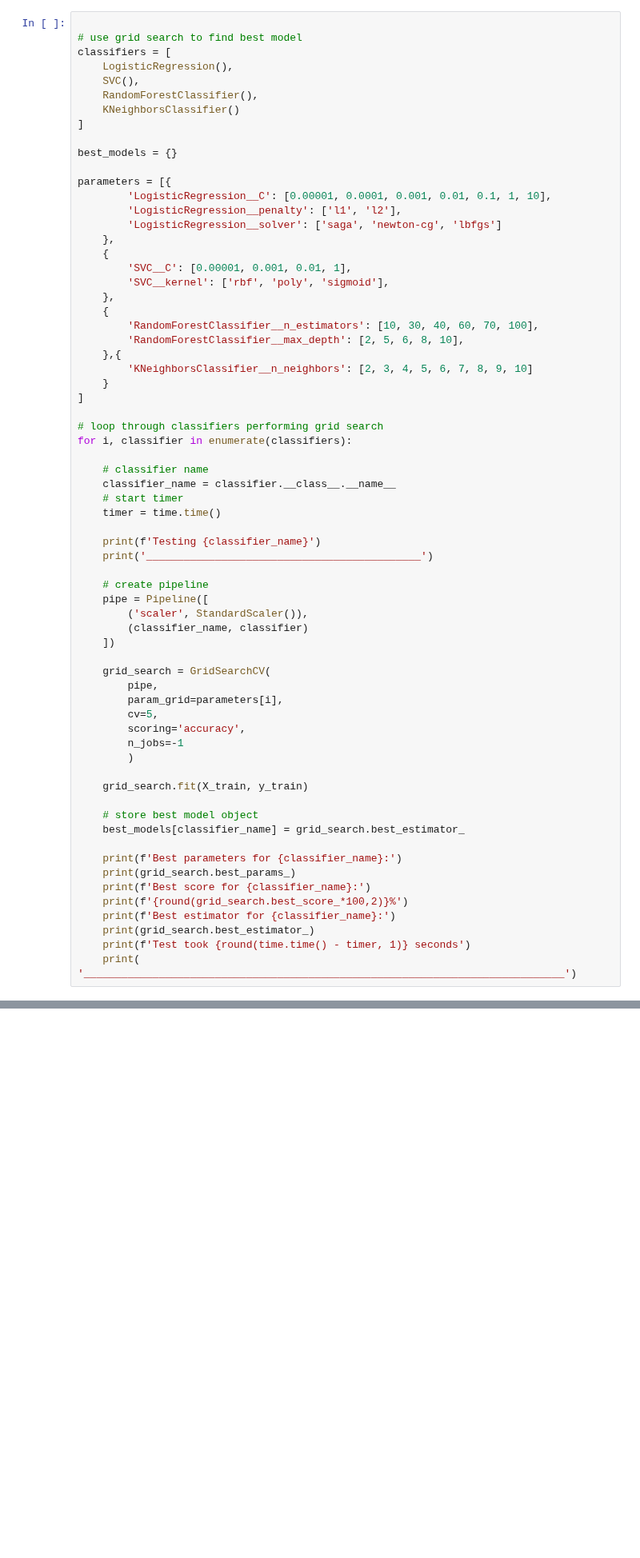
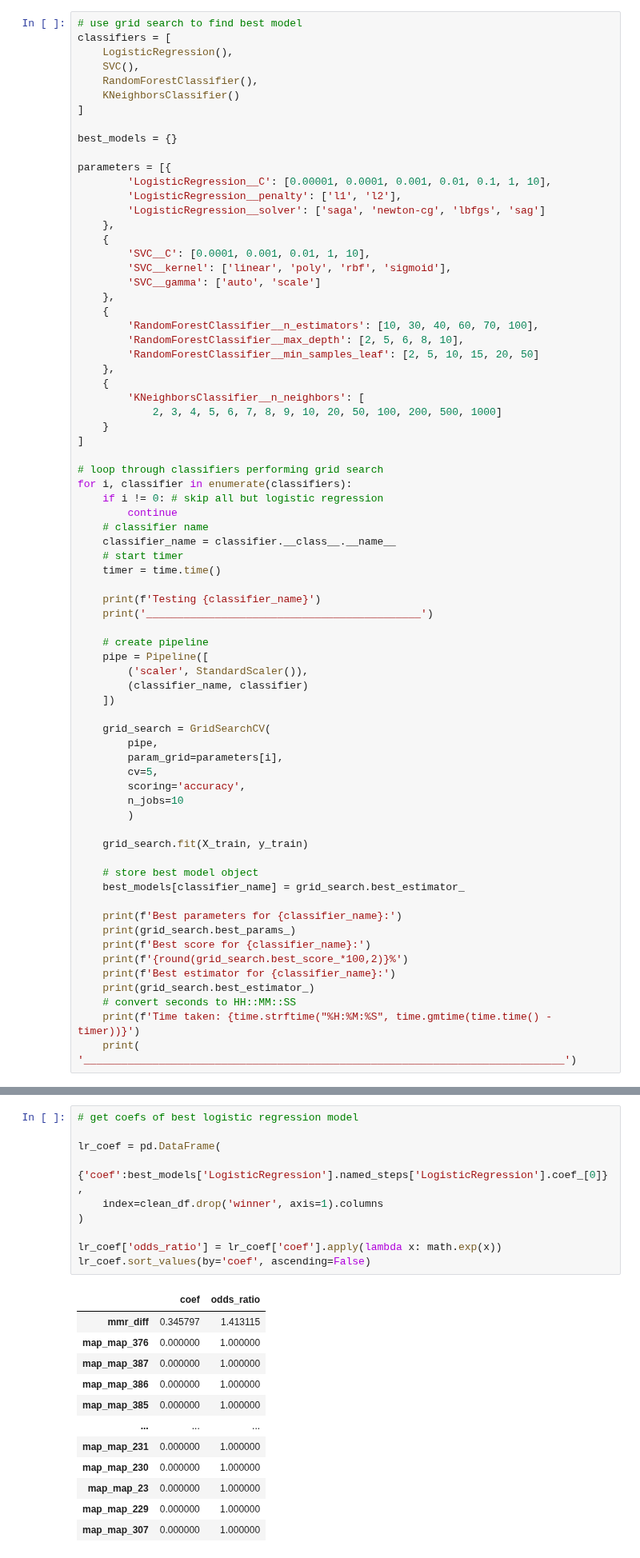
Before and after one commit to jared-a-lloyd/sc2-modeling, a Jupyter notebook: Metadata_Exploratory_Data_Analysis.ipynb, the cells around one changed output, grey strips where cells are left out. Shown at 80% size. Saved outputs shown, nothing was run; the diff lists cells and outputs as text; blank space fills up the shorter version.

```diff
--- a/Metadata_Exploratory_Data_Analysis.ipynb
+++ b/Metadata_Exploratory_Data_Analysis.ipynb
@@ -445,7 +493,6 @@ X_train, X_test, y_train, y_test = train_test_split(
     stratify=clean_df['winner']
 )
 # %%
-
 # use grid search to find best model
 classifiers = [
     LogisticRegression(),
@@ -459,23 +506,28 @@ best_models = {}
 parameters = [{
         'LogisticRegression__C': [0.00001, 0.0001, 0.001, 0.01, 0.1, 1, 10],
         'LogisticRegression__penalty': ['l1', 'l2'],
-        'LogisticRegression__solver': ['saga', 'newton-cg', 'lbfgs']
+        'LogisticRegression__solver': ['saga', 'newton-cg', 'lbfgs', 'sag']
     },
     {
-        'SVC__C': [0.00001, 0.001, 0.01, 1],
-        'SVC__kernel': ['rbf', 'poly', 'sigmoid'],
+        'SVC__C': [0.0001, 0.001, 0.01, 1, 10],
+        'SVC__kernel': ['linear', 'poly', 'rbf', 'sigmoid'],
+        'SVC__gamma': ['auto', 'scale']
     },
     {
         'RandomForestClassifier__n_estimators': [10, 30, 40, 60, 70, 100],
         'RandomForestClassifier__max_depth': [2, 5, 6, 8, 10],
-    },{
-        'KNeighborsClassifier__n_neighbors': [2, 3, 4, 5, 6, 7, 8, 9, 10]
+        'RandomForestClassifier__min_samples_leaf': [2, 5, 10, 15, 20, 50]
+    },
+    {
+        'KNeighborsClassifier__n_neighbors': [
+            2, 3, 4, 5, 6, 7, 8, 9, 10, 20, 50, 100, 200, 500, 1000]
     }
 ]
 
 # loop through classifiers performing grid search
 for i, classifier in enumerate(classifiers):
-
+    if i != 0: # skip all but logistic regression
+        continue
     # classifier name
     classifier_name = classifier.__class__.__name__
     # start timer
@@ -495,7 +547,7 @@ for i, classifier in enumerate(classifiers):
         param_grid=parameters[i],
         cv=5,
         scoring='accuracy',
-        n_jobs=-1
+        n_jobs=10
         )
 
     grid_search.fit(X_train, y_train)
@@ -509,6 +561,7 @@ for i, classifier in enumerate(classifiers):
     print(f'{round(grid_search.best_score_*100,2)}%')
     print(f'Best estimator for {classifier_name}:')
     print(grid_search.best_estimator_)
-    print(f'Test took {round(time.time() - timer, 1)} seconds')
+    # convert seconds to HH::MM::SS
+    print(f'Time taken: {time.strftime("%H:%M:%S", time.gmtime(time.time() - timer))}')
     print(
 '_____________________________________________________________________________')
@@ -545,0 +586,23 @@ print(f'Training F1 score: {round(f1_score(y_train, y_pred)*100, 2)}%')
+# %%
+# get coefs of best logistic regression model
+
+lr_coef = pd.DataFrame(
+    {'coef':best_models['LogisticRegression'].named_steps['LogisticRegression'].coef_[0]},
+    index=clean_df.drop('winner', axis=1).columns
+)
+
+lr_coef['odds_ratio'] = lr_coef['coef'].apply(lambda x: math.exp(x))
+lr_coef.sort_values(by='coef', ascending=False)
+# %% [output]
+|  | coef | odds_ratio |
+| mmr_diff | 0.345797 | 1.413115 |
+| map_map_376 | 0.000000 | 1.000000 |
+| map_map_387 | 0.000000 | 1.000000 |
+| map_map_386 | 0.000000 | 1.000000 |
+| map_map_385 | 0.000000 | 1.000000 |
+| ... | ... | ... |
+| map_map_231 | 0.000000 | 1.000000 |
+| map_map_230 | 0.000000 | 1.000000 |
+| map_map_23 | 0.000000 | 1.000000 |
+| map_map_229 | 0.000000 | 1.000000 |
+| map_map_307 | 0.000000 | 1.000000 |
```
Also changed, not shown: parts of 17 cells of this notebook, 5 other files.
